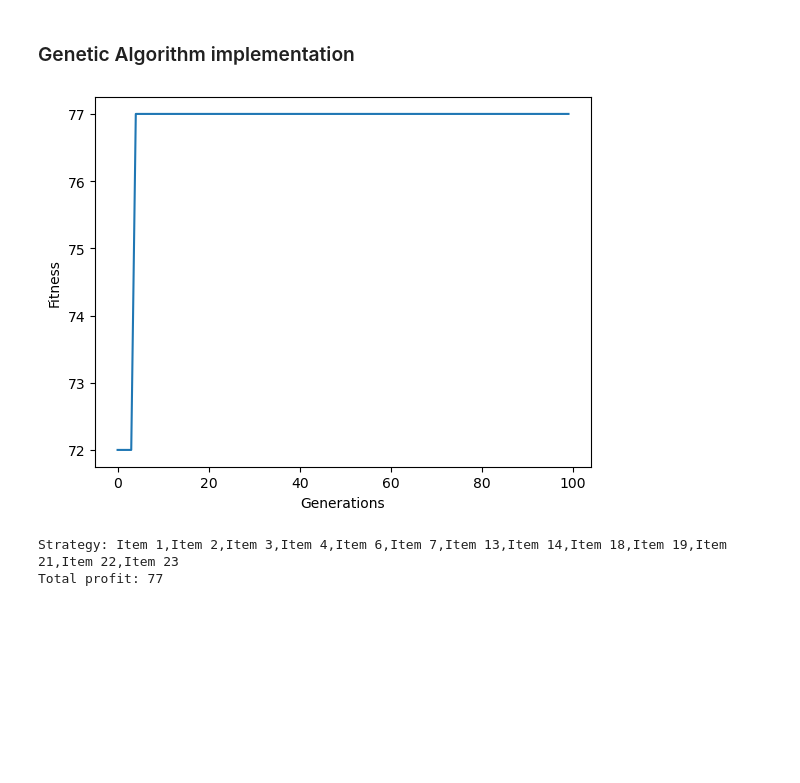
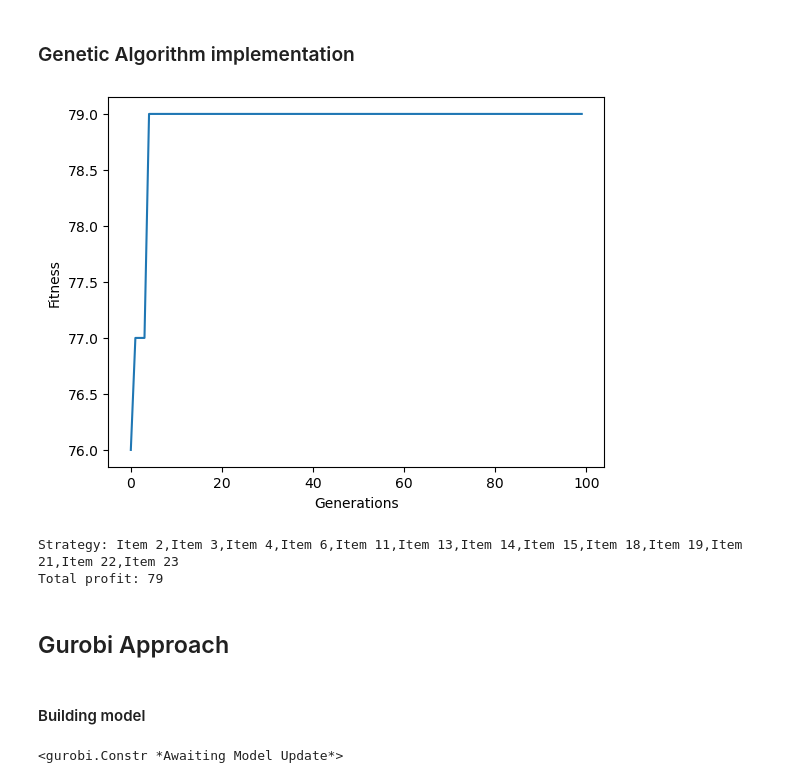
Before and after one commit to Bookervsky/Operation_Research, a Jupyter notebook: Common Problems/0-1 Knapsack problem.ipynb, the cells around one changed output. Drawn from its saved outputs; the diff is of its cells as text; code cells hidden in the pictures; blank space fills up the shorter version.

```diff
--- a/Common Problems/0-1 Knapsack problem.ipynb
+++ b/Common Problems/0-1 Knapsack problem.ipynb
@@ -250,8 +250,10 @@ def Genetic_algorithm(items, W, population_size, selection_rate, crossover_rate,
 
     return Strategy, profit
 # %%
-Strategy,profit = Genetic_algorithm(items, 50, 30, 0.9, 0.7, 0.001, 100)
+Strategy,profit = Genetic_algorithm(items, 50, 50, 0.9, 0.9, 0.001, 100)
 # %% [output]
-[figure, old version]
+[figure, new version]
-Strategy: Item 1,Item 2,Item 3,Item 4,Item 6,Item 7,Item 13,Item 14,Item 18,Item 19,Item 21,Item 22,Item 23
-Total profit: 77
+Strategy: Item 2,Item 3,Item 4,Item 6,Item 11,Item 13,Item 14,Item 15,Item 18,Item 19,Item 21,Item 22,Item 23
+Total profit: 79
+# %% [markdown]
+## Gurobi Approach
@@ -257,0 +271,10 @@ Total profit: 77
+# %% [markdown]
+#### Building model
+# %%
+knapsack = Model("knapsack")
+x = knapsack.addVars(n,vtype=GRB.BINARY,name='x')
+obj = sum([x[i]*profits[i] for i in range(n)])
+knapsack.setObjective(obj,GRB.MAXIMIZE)
+knapsack.addConstr(sum(x[i]*weights[i] for i in range(n)) <= W)
+# %% [output]
+<gurobi.Constr *Awaiting Model Update*>
```
Also changed, not shown: parts of 3 cells of this notebook, 3 other files.
